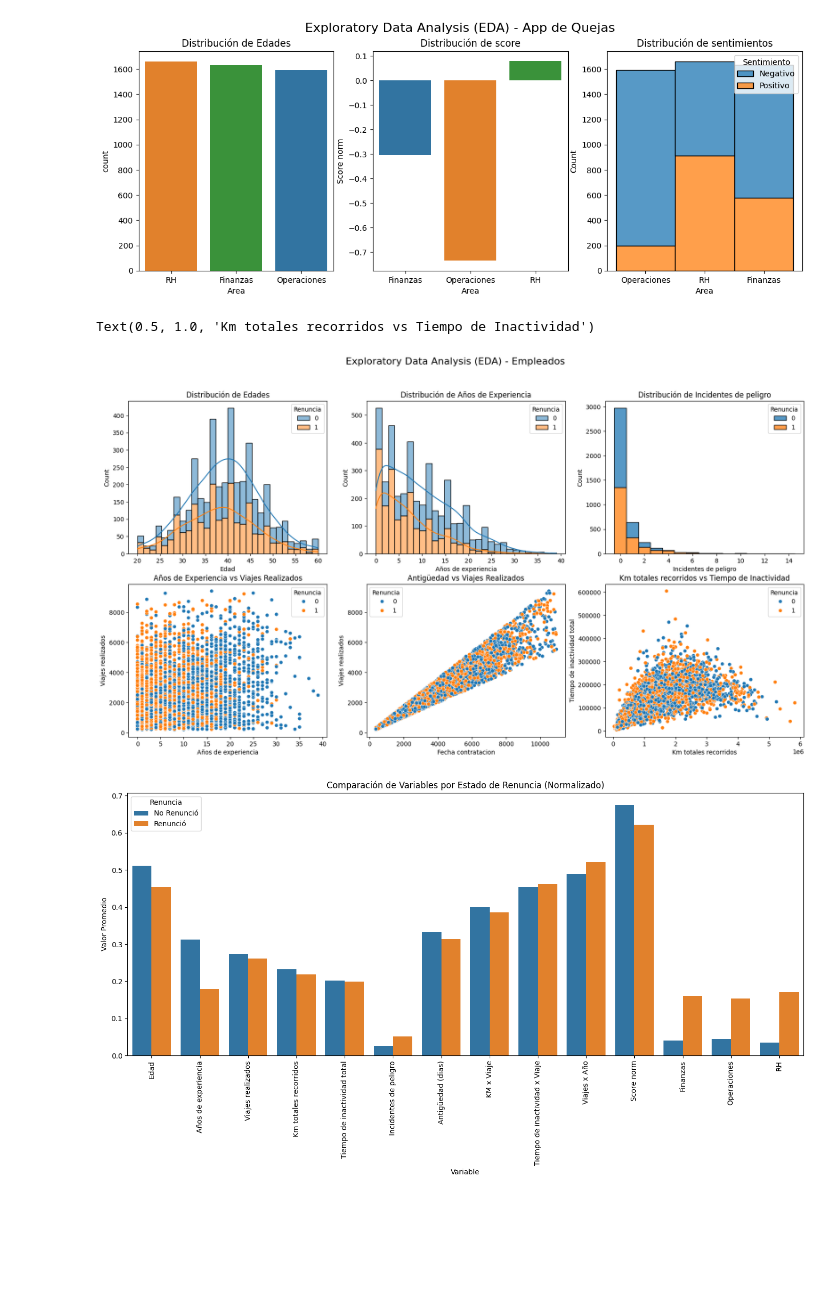
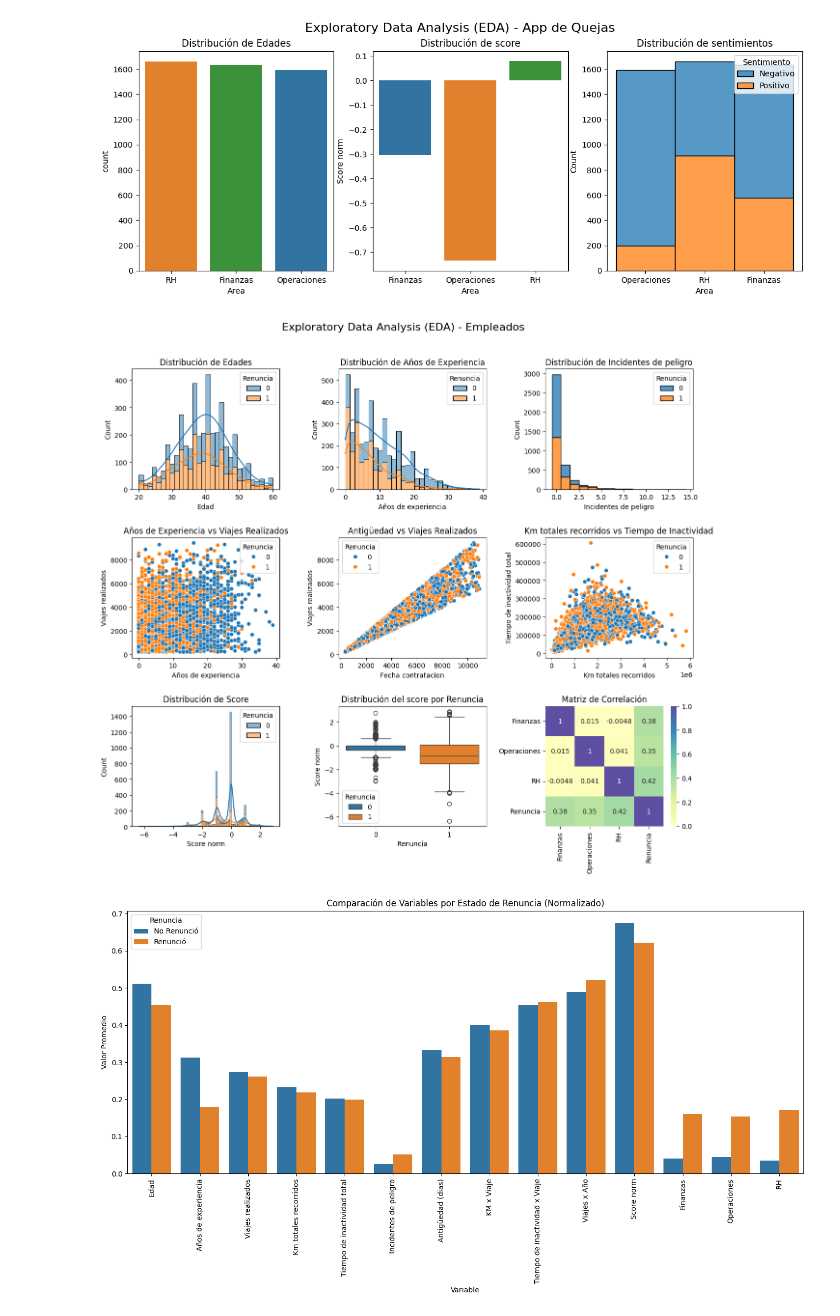
Before and after one commit to erick-mb/Traxion, a Jupyter notebook: Traxion.ipynb, the cells around one changed output. Saved outputs shown, nothing was run; the diff lists cells and outputs as text; code cells hidden in the pictures; blank space fills up the shorter version.

```diff
--- a/Traxion.ipynb
+++ b/Traxion.ipynb
@@ -366,30 +385,43 @@ axes[2].set_title("Distribución de sentimientos")
 Text(0.5, 1.0, 'Distribución de sentimientos')
 [figure]
 # %%
-fig, axes = plt.subplots(2, 3, figsize=(20, 10))
+fig, axes = plt.subplots(3, 3, figsize=(15, 12))
 fig.suptitle("Exploratory Data Analysis (EDA) - Empleados", fontsize=16)
+fig.subplots_adjust(top=0.9, hspace=0.4, wspace=0.4)
 
 sns.histplot(data=empleados, x="Edad", hue="Renuncia", multiple="stack", kde=True, ax=axes[0, 0])
 axes[0, 0].set_title("Distribución de Edades")
 
 sns.histplot(data=empleados, x="Años de experiencia", hue="Renuncia", multiple="stack", kde=True, ax=axes[0, 1])
 axes[0, 1].set_title("Distribución de Años de Experiencia")
 
 sns.histplot(data=empleados, x="Incidentes de peligro", hue="Renuncia", multiple="stack", discrete=True, ax=axes[0, 2])
 axes[0, 2].set_title("Distribución de Incidentes de peligro")
 
 sns.scatterplot(data=empleados, x="Años de experiencia", y="Viajes realizados", hue="Renuncia",ax=axes[1, 0])
 axes[1, 0].set_title("Años de Experiencia vs Viajes Realizados")
 
 antiguedad = (pd.to_datetime('03/01/2025') - empleados['Fecha contratacion']).dt.days
 sns.scatterplot(data=empleados, x=antiguedad, y="Viajes realizados", hue="Renuncia",ax=axes[1, 1])
 axes[1, 1].set_title("Antigüedad vs Viajes Realizados")
 
 sns.scatterplot(data=empleados, x="Km totales recorridos", y="Tiempo de inactividad total", hue="Renuncia",ax=axes[1, 2])
 axes[1, 2].set_title("Km totales recorridos vs Tiempo de Inactividad")
+
+sns.histplot(data=joined_data, x="Score norm", hue="Renuncia", multiple="stack", kde=True, ax=axes[2, 0])
+axes[2, 0].set_title("Distribución de Score")
+
+sns.boxplot(data=joined_data, x="Renuncia", y="Score norm", hue="Renuncia",ax=axes[2, 1])
+axes[2, 1].set_title("Distribución del score por Renuncia")
+
+corr_matrix = joined_data[["Finanzas", "Operaciones", "RH", "Renuncia"]].corr()
+sns.heatmap(corr_matrix, annot=True, cmap="Spectral", center=0, ax=axes[2, 2])
+axes[2, 2].set_title("Matriz de Correlación")
+
+
+plt.show()
 # %% [output]
-Text(0.5, 1.0, 'Km totales recorridos vs Tiempo de Inactividad')
-[figure, old version]
+[figure, new version]
 # %%
 from sklearn.preprocessing import MinMaxScaler
 
```
Also changed, not shown: parts of 15 cells of this notebook.
